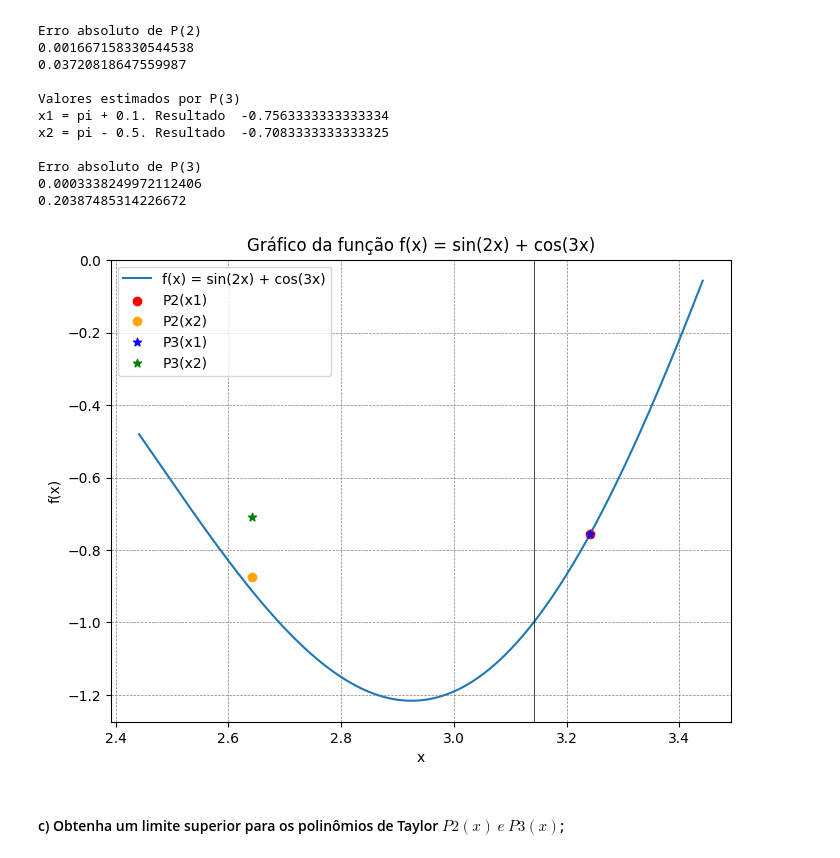
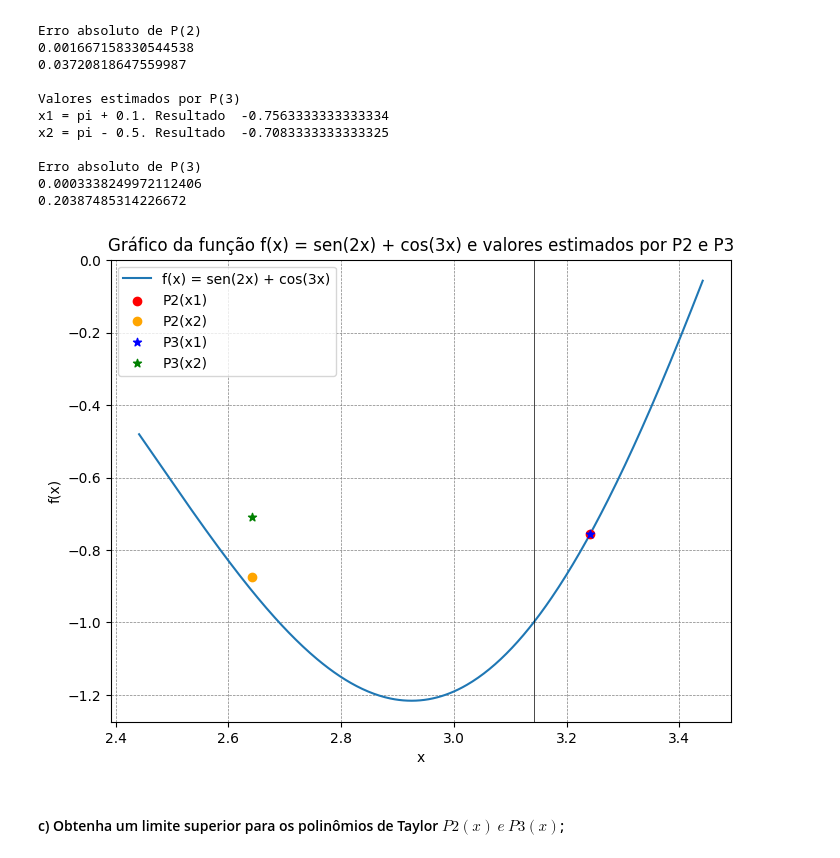
Before and after one commit to andreisilvasantos/Mestrado, a Jupyter notebook: Métodos Numéricos/AT3 - Metodos Numericos.ipynb, the cells around one changed output. Cells and saved outputs as stored; diff of their text form; code cells hidden in the pictures.

```diff
--- a/Métodos Numéricos/AT3 - Metodos Numericos.ipynb
+++ b/Métodos Numéricos/AT3 - Metodos Numericos.ipynb
@@ -126,28 +126,28 @@ Erro absoluto de P(3)
 # %%
 import numpy as np
 import matplotlib.pyplot as plt
 
 # Definindo o intervalo de x
 x_vals = np.linspace(np.pi - 0.7, np.pi + 0.3, 400)
 y_vals = fx(x_vals)
 
 # Criando o gráfico
 plt.figure(figsize=(8, 6))
-plt.plot(x_vals, y_vals, label='f(x) = sin(2x) + cos(3x)')
+plt.plot(x_vals, y_vals, label='f(x) = sen(2x) + cos(3x)')
 plt.scatter([x1], [pol_taylor_G2(x1)], marker="o", label="P2(x1)", color='red', zorder=5)
 plt.scatter([x2], [pol_taylor_G2(x2)], marker="o", label="P2(x2)", color='orange', zorder=5)
 plt.scatter([x1], [pol_taylor_G3(x1)], marker="*", label="P3(x1)", color='blue', zorder=5)
 plt.scatter([x2], [pol_taylor_G3(x2)], marker="*", label="P3(x2)", color='green', zorder=5)
 plt.axhline(0, color='black',linewidth=0.5)
 plt.axvline(np.pi, color='black',linewidth=0.5)
 plt.grid(color = 'gray', linestyle = '--', linewidth = 0.5)
 plt.xlabel('x')
 plt.ylabel('f(x)')
-plt.title('Gráfico da função f(x) = sin(2x) + cos(3x) e valores estimados por P2 e P3')
+plt.title('Gráfico da função f(x) = sen(2x) + cos(3x) e valores estimados por P2 e P3')
 plt.legend()
 plt.show()
 # %% [output]
-[figure, old version]
+[figure, new version]
 # %% [markdown]
 #### c) Obtenha um limite superior para os polinômios de Taylor $ P2(x)\ e\ P3(x) $;
 # %% [markdown]
```
Also changed, not shown: parts of 8 cells of this notebook.
